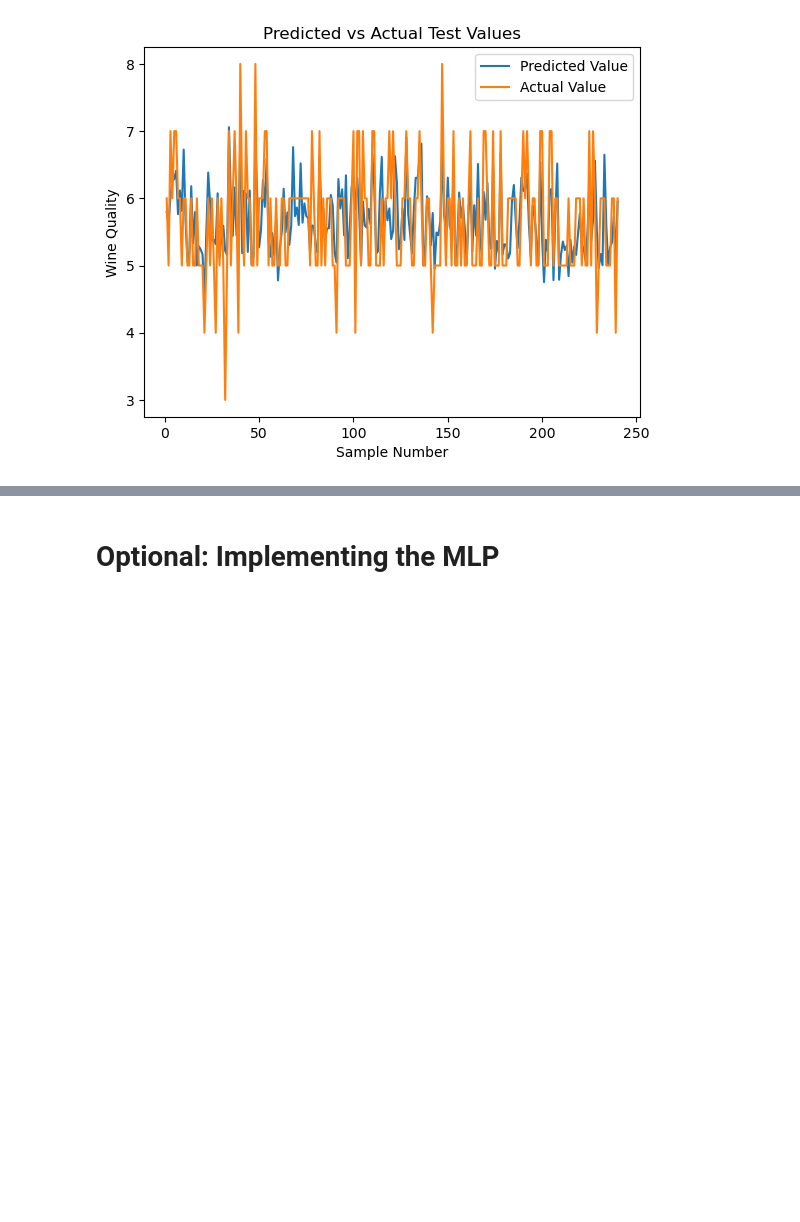
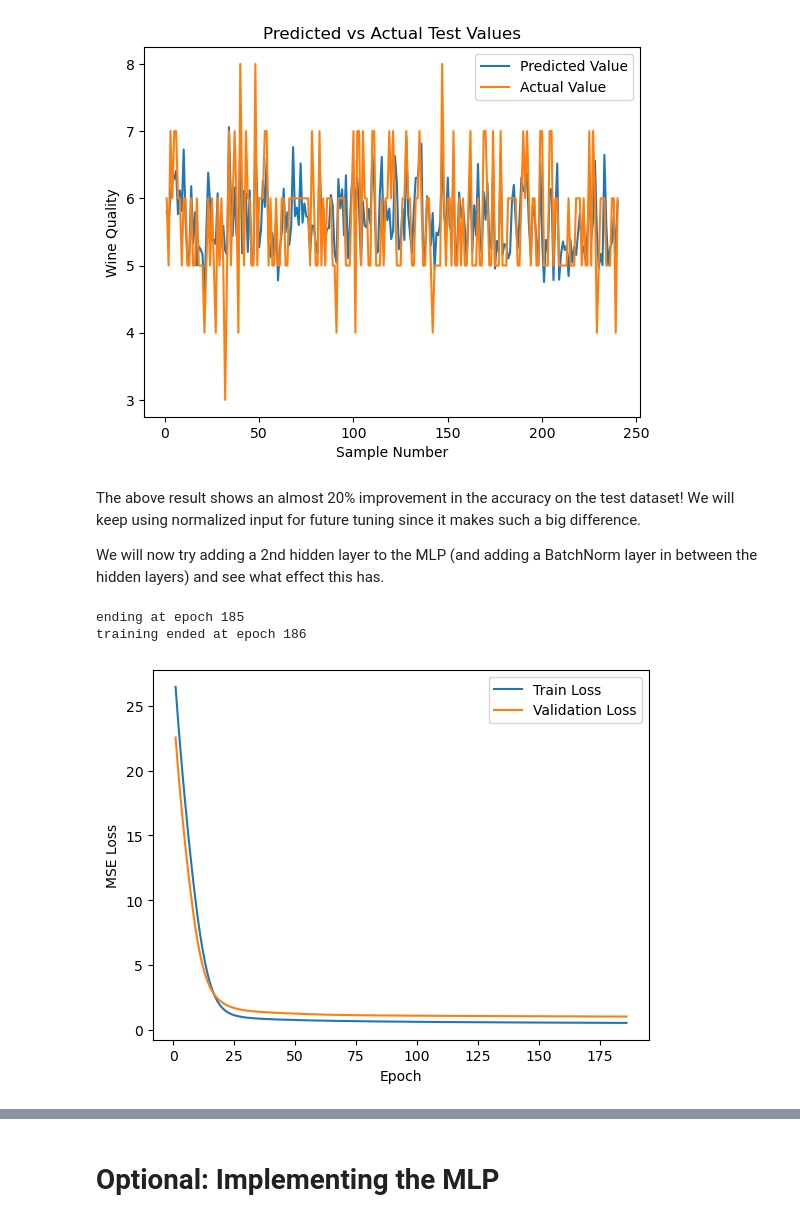
Before and after one commit to USFCA-CS663-Spring2024/mlp-multi-layer-perceptron-lawrenceslng, a Jupyter notebook: Assignment 4 - MLP.ipynb, the cells around one changed output, grey strips where cells are left out. Drawn from its saved outputs; the diff is of its cells as text; code cells hidden in the pictures; blank space fills up the shorter version.

Commit message:
added writeups and need to do additional parameter tuning

```diff
--- a/Assignment 4 - MLP.ipynb
+++ b/Assignment 4 - MLP.ipynb
@@ -347,8 +383,7 @@ for epoch in range(epochs):
     model.eval()
     # Training loss
     train_loss.append(sum(batch_loss) / len(batch_loss))
-    # # Valid loss, etc.
-    # print("train_loss:", train_loss[-1])
+    # Valid loss, etc.
     hyp_valid = model.forward(valid_x)
     curr_valid_loss = criterion(hyp_valid, valid_y.float())
     valid_loss.append(curr_valid_loss.item())
@@ -360,11 +395,12 @@ for epoch in range(epochs):
 # epochs vs train && epochs vs valid
 print("training ended at epoch", curr_epoch)
 
-# https://machinelearningmastery.com/building-a-regression-model-in-pytorch/
+# https://machinelearningmastery.com/building-a-regression-model-in-pytorch/ -> reference for saving best_mse and weights and biases of best model
 
 def plot_loss_curves(epochs, train_loss, valid_loss):
-    plt.plot(epochs, train_loss, label='Train Loss')
+    plt.plot(epochs, train_loss, label='Training Loss')
     plt.plot(epochs, valid_loss, label='Validation Loss')
+    plt.title('MSE Losses vs Epoch')
     plt.xlabel('Epoch')
     plt.ylabel('MSE Loss')
     plt.legend()
@@ -618,3 +663,7 @@ plt.legend()
 plt.show()
 # %% [output]
 [figure]
+# %% [markdown]
+The above result shows an almost 20% improvement in the accuracy on the test dataset! We will keep using normalized input for future tuning since it makes such a big difference.
+
+We will now try adding a 2nd hidden layer to the MLP (and adding a BatchNorm layer in between the hidden layers) and see what effect this has.
@@ -620,0 +696,62 @@ plt.show()
+# %%
+model = ImprovedWineMLP2(11, 5, 1)
+criterion = torch.nn.MSELoss()
+optimiser = torch.optim.SGD(params=model.parameters(), lr=0.0001)
+
+# Training loop
+
+epochs = 1000
+curr_epoch = 1
+train_loss = []
+valid_loss = []
+best_mse = np.inf
+best_weights = None
+cutoff_iterations = 5 ## limit to < 10
+
+for epoch in range(epochs):
+    if not continueTraining(train_loss, valid_loss, cutoff_iterations):
+        print("ending at epoch", epoch)
+        break
+    batch_loss = []
+    model.train()
+    # Train a batch
+    for features, targets in train_loader:
+        # Get output
+        output = model.forward(features)
+        # # Calculate the loss
+        loss = criterion(output, targets.float())
+        batch_loss.append(loss.item())
+        optimiser.zero_grad() # Remove previous gradients
+        loss.backward() # What the updates should be
+        optimiser.step() # Update weights and biases
+    # For each epoch
+    model.eval()
+    # # Training loss
+    train_loss.append(sum(batch_loss) / len(batch_loss))
+    # # Valid loss, etc.
+    hyp_valid = model.forward(valid_x_ss)
+    curr_valid_loss = criterion(hyp_valid, valid_y.float())
+    valid_loss.append(curr_valid_loss.item())
+    curr_epoch += 1
+    if curr_valid_loss < best_mse:
+        best_mse = curr_valid_loss
+        best_weights = copy.deepcopy(model.state_dict())
+
+# epochs vs train && epochs vs valid
+print("training ended at epoch", curr_epoch)
+
+# https://machinelearningmastery.com/building-a-regression-model-in-pytorch/
+
+def plot_loss_curves(epochs, train_loss, valid_loss):
+    plt.plot(epochs, train_loss, label='Train Loss')
+    plt.plot(epochs, valid_loss, label='Validation Loss')
+    plt.xlabel('Epoch')
+    plt.ylabel('MSE Loss')
+    plt.legend()
+    plt.show()
+
+plot_loss_curves(np.linspace(1, curr_epoch, curr_epoch-1), train_loss, valid_loss)
+# %% [output]
+ending at epoch 185
+training ended at epoch 186
+[figure, added]
```
Also changed, not shown: parts of 30 cells of this notebook.
